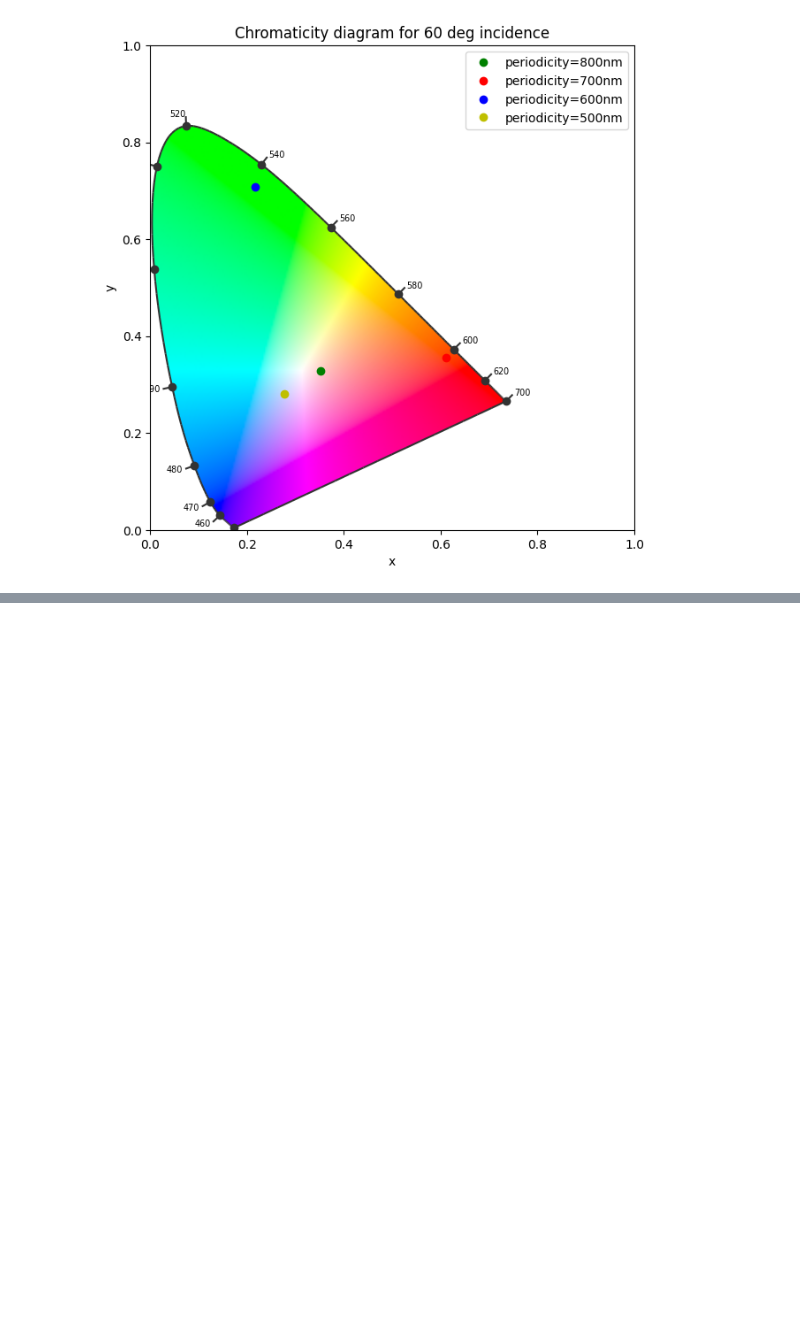
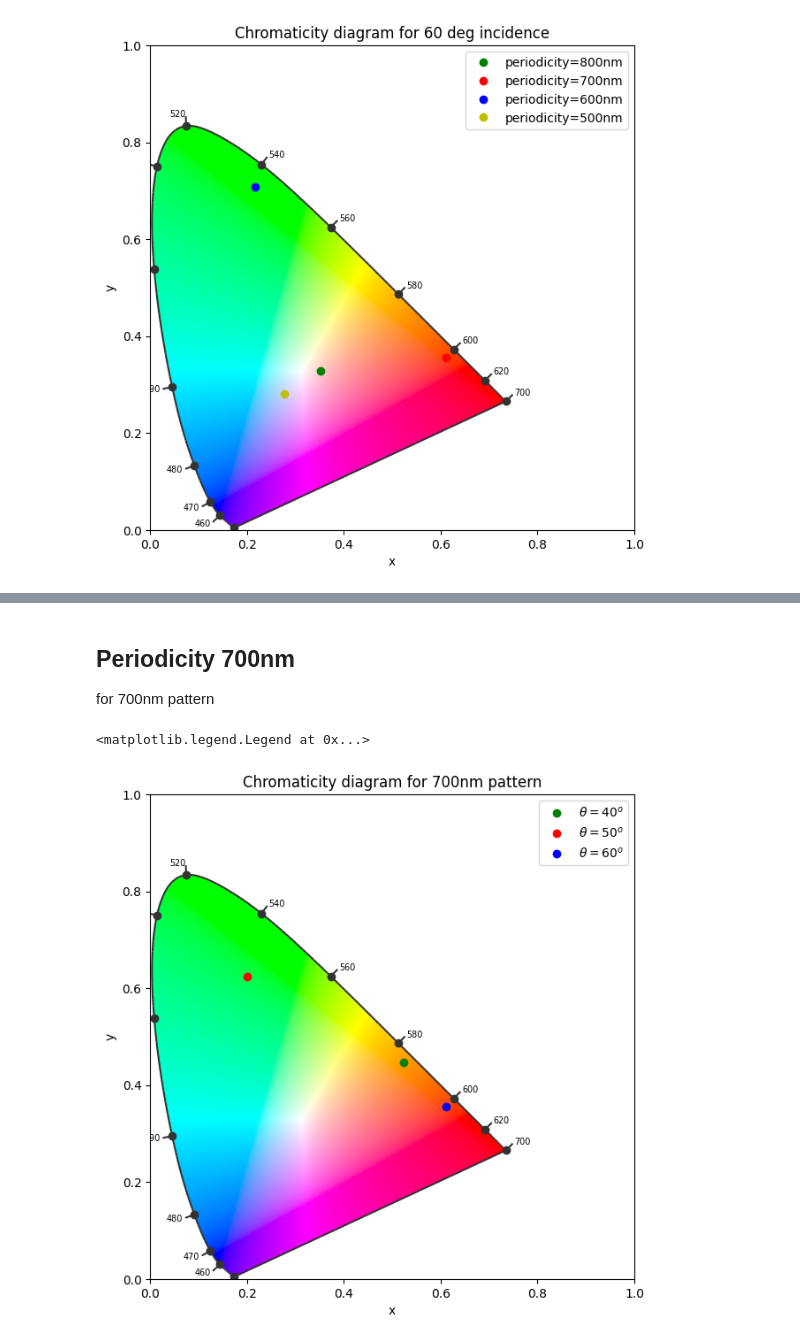
Before and after one commit to Feymankamal/Chromaticity-1931, a Jupyter notebook: colour_map.ipynb, the cells around one changed output, grey strips where cells are left out. Cells and saved outputs as stored; diff of their text form; code cells hidden in the pictures; blank space fills up the shorter version.

```diff
--- a/colour_map.ipynb
+++ b/colour_map.ipynb
@@ -534,0 +555,16 @@ plt.legend(loc='upper right')
+# %% [markdown]
+## Periodicity 700nm
+for 700nm pattern
+# %%
+import colour
+figure, axes = colour.plotting.diagrams.plot_chromaticity_diagram_CIE1931(standalone=False)
+axes.plot(xch40_700,ych40_700, 'go', label=r'$\theta=40^o$')
+axes.plot(xch50_700, ych50_700, 'ro', label=r'$\theta=50^o$')
+axes.plot(xch60_700, ych60_700, 'bo', label=r'$\theta=60^o$')
+plt.xlabel('x')
+plt.ylabel('y')
+plt.title('Chromaticity diagram for 700nm pattern')
+plt.legend(loc='upper right')
+# %% [output]
+<matplotlib.legend.Legend at 0x...>
+[figure, added]
```
Also changed, not shown: parts of 13 cells of this notebook.
